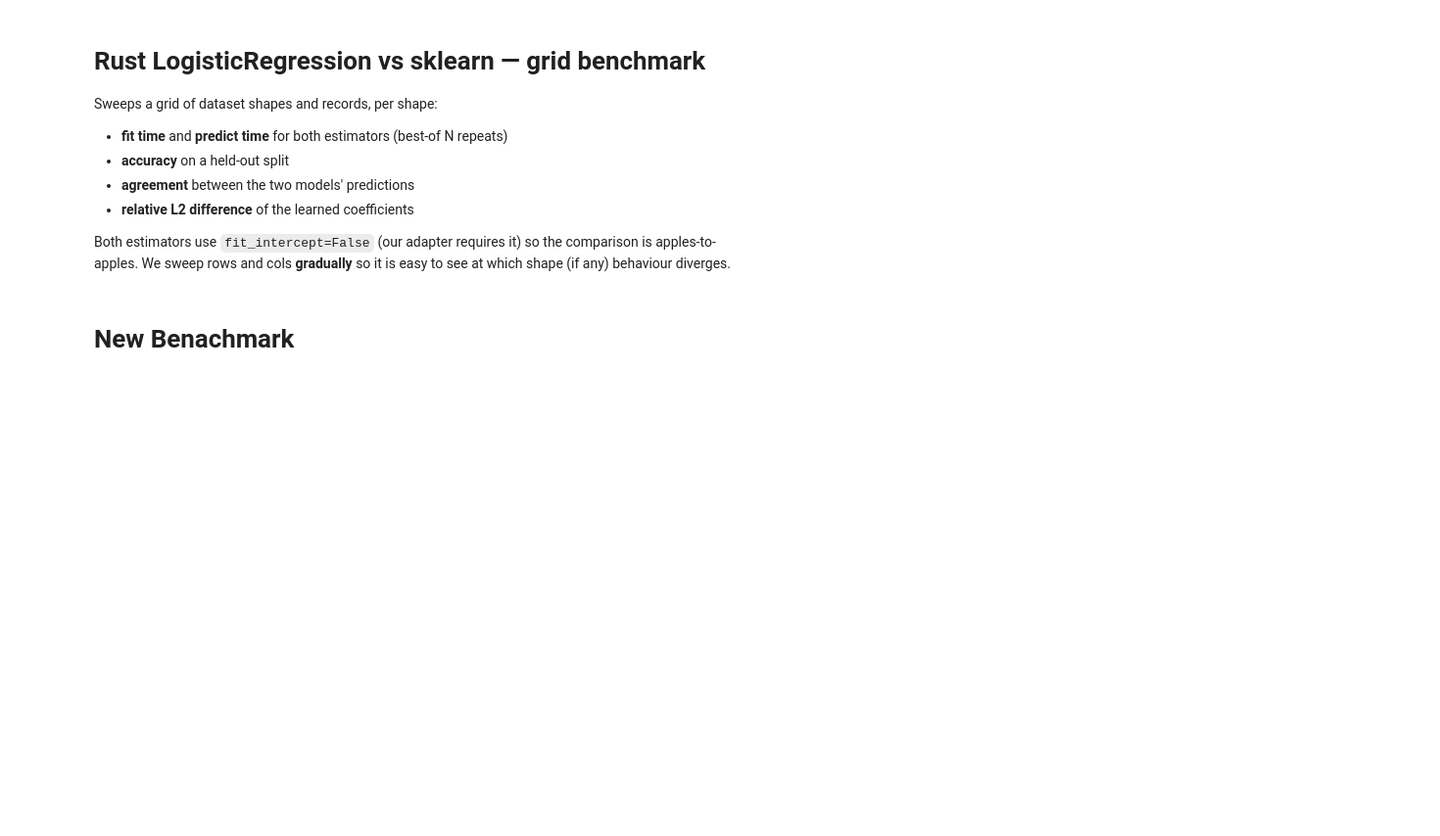
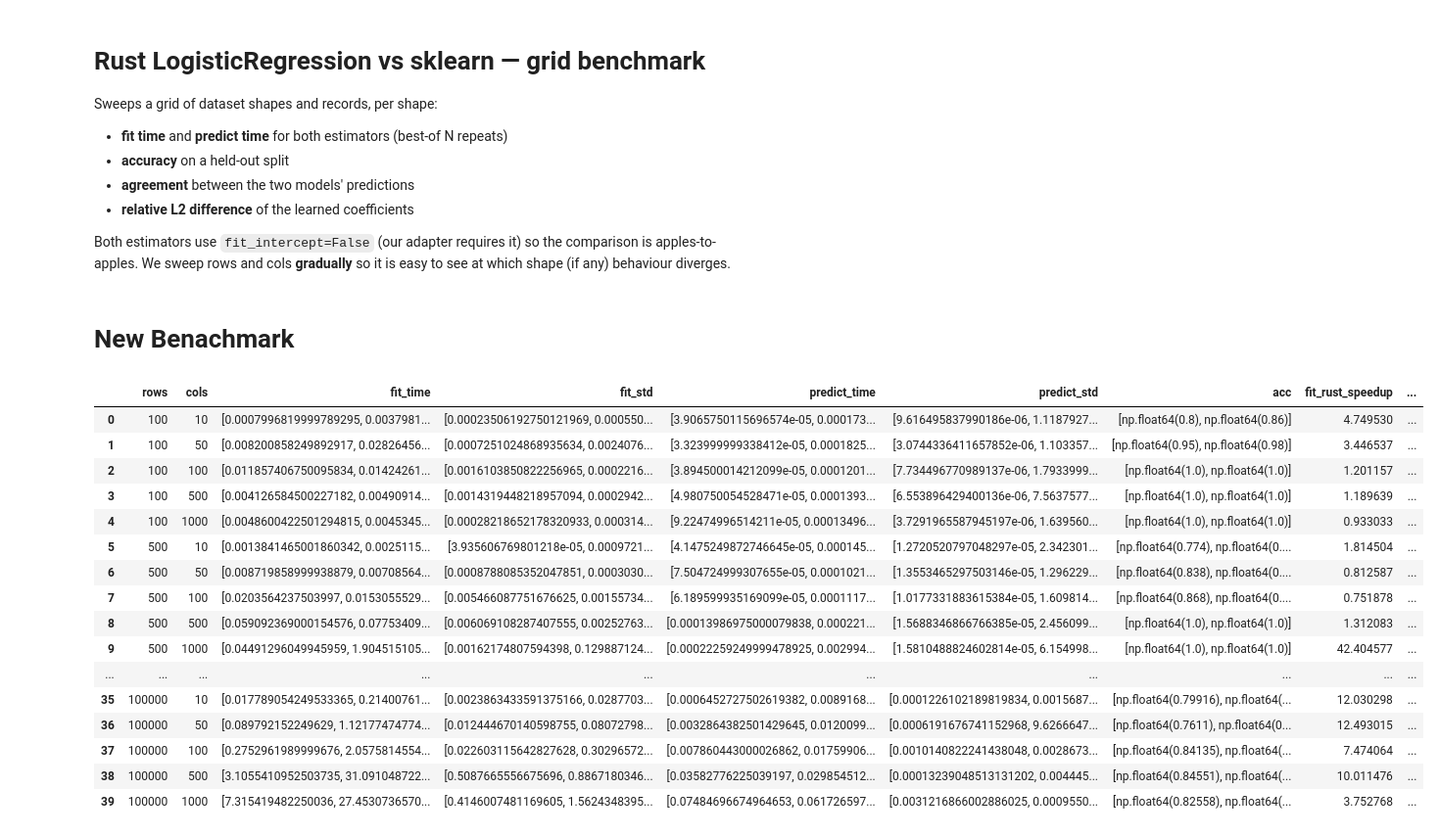
Before and after one commit to davidmichelsTUB/rust_experiments, a Jupyter notebook: benchmarks/bench_vs_sklearn.ipynb, the cells around one changed output. Shown at 98% size. Cells and saved outputs as stored; diff of their text form; code cells hidden in the pictures; blank space fills up the shorter version.

```diff
--- a/benchmarks/bench_vs_sklearn.ipynb
+++ b/benchmarks/bench_vs_sklearn.ipynb
@@ -45,0 +68,22 @@ _MAX_ITERS = [10, 100, 500, 1_000, 5_000, 10_000]
+# %%
+df = pd.read_csv("/home/bl4ck_r4bbit/Schreibtisch/TUBerlin/MLMMI-Project/rust_experiments/benchmarks/results/col_row_iter.csv")
+df.drop(columns=["max_iters", "kernel", "repeats"], inplace=True)
+df
+# %% [output]
+|  | rows | cols | fit_time | fit_std | predict_time | predict_std | acc | fit_rust_speedup | ... |
+| 0 | 100 | 10 | [0.0007996819999789295, 0.0037981... | [0.00023506192750121969, 0.000550... | [3.9065750115696574e-05, 0.000173... | [9.616495837990186e-06, 1.1187927... | [np.float64(0.8), np.float64(0.86)] | 4.749530 | ... |
+| 1 | 100 | 50 | [0.008200858249892917, 0.02826456... | [0.0007251024868935634, 0.0024076... | [3.323999999338412e-05, 0.0001825... | [3.0744336411657852e-06, 1.103357... | [np.float64(0.95), np.float64(0.98)] | 3.446537 | ... |
+| 2 | 100 | 100 | [0.011857406750095834, 0.01424261... | [0.0016103850822256965, 0.0002216... | [3.894500014212099e-05, 0.0001201... | [7.734496770989137e-06, 1.7933999... | [np.float64(1.0), np.float64(1.0)] | 1.201157 | ... |
+| 3 | 100 | 500 | [0.004126584500227182, 0.00490914... | [0.0014319448218957094, 0.0002942... | [4.980750054528471e-05, 0.0001393... | [6.553896429400136e-06, 7.5637577... | [np.float64(1.0), np.float64(1.0)] | 1.189639 | ... |
+| 4 | 100 | 1000 | [0.0048600422501294815, 0.0045345... | [0.00028218652178320933, 0.000314... | [9.22474996514211e-05, 0.00013496... | [3.7291965587945197e-06, 1.639560... | [np.float64(1.0), np.float64(1.0)] | 0.933033 | ... |
+| 5 | 500 | 10 | [0.0013841465001860342, 0.0025115... | [3.935606769801218e-05, 0.0009721... | [4.1475249872746645e-05, 0.000145... | [1.2720520797048297e-05, 2.342301... | [np.float64(0.774), np.float64(0.... | 1.814504 | ... |
+| 6 | 500 | 50 | [0.008719858999938879, 0.00708564... | [0.0008788085352047851, 0.0003030... | [7.504724999307655e-05, 0.0001021... | [1.3553465297503146e-05, 1.296229... | [np.float64(0.838), np.float64(0.... | 0.812587 | ... |
+| 7 | 500 | 100 | [0.0203564237503997, 0.0153055529... | [0.005466087751676625, 0.00155734... | [6.189599935169099e-05, 0.0001117... | [1.0177331883615384e-05, 1.609814... | [np.float64(0.868), np.float64(0.... | 0.751878 | ... |
+| 8 | 500 | 500 | [0.059092369000154576, 0.07753409... | [0.006069108287407555, 0.00252763... | [0.00013986975000079838, 0.000221... | [1.5688346866766385e-05, 2.456099... | [np.float64(1.0), np.float64(1.0)] | 1.312083 | ... |
+| 9 | 500 | 1000 | [0.04491296049945959, 1.904515105... | [0.00162174807594398, 0.129887124... | [0.00022259249999478925, 0.002994... | [1.5810488824602814e-05, 6.154998... | [np.float64(1.0), np.float64(1.0)] | 42.404577 | ... |
+| ... | ... | ... | ... | ... | ... | ... | ... | ... | ... |
+| 35 | 100000 | 10 | [0.017789054249533365, 0.21400761... | [0.0023863433591375166, 0.0287703... | [0.0006452727502619382, 0.0089168... | [0.0001226102189819834, 0.0015687... | [np.float64(0.79916), np.float64(... | 12.030298 | ... |
+| 36 | 100000 | 50 | [0.089792152249629, 1.12177474774... | [0.012444670140598755, 0.08072798... | [0.0032864382501429645, 0.0120099... | [0.0006191676741152968, 9.6266647... | [np.float64(0.7611), np.float64(0... | 12.493015 | ... |
+| 37 | 100000 | 100 | [0.2752961989999676, 2.0575814554... | [0.022603115642827628, 0.30296572... | [0.007860443000026862, 0.01759906... | [0.0010140822241438048, 0.0028673... | [np.float64(0.84135), np.float64(... | 7.474064 | ... |
+| 38 | 100000 | 500 | [3.1055410952503735, 31.091048722... | [0.5087665556675696, 0.8867180346... | [0.03582776225039197, 0.029854512... | [0.00013239048513131202, 0.004445... | [np.float64(0.84551), np.float64(... | 10.011476 | ... |
+| 39 | 100000 | 1000 | [7.315419482250036, 27.4530736570... | [0.4146007481169605, 1.5624348395... | [0.07484696674964653, 0.061726597... | [0.0031216866002886025, 0.0009550... | [np.float64(0.82558), np.float64(... | 3.752768 | ... |
```
Also changed, not shown: parts of 4 cells of this notebook, 43 other files.
